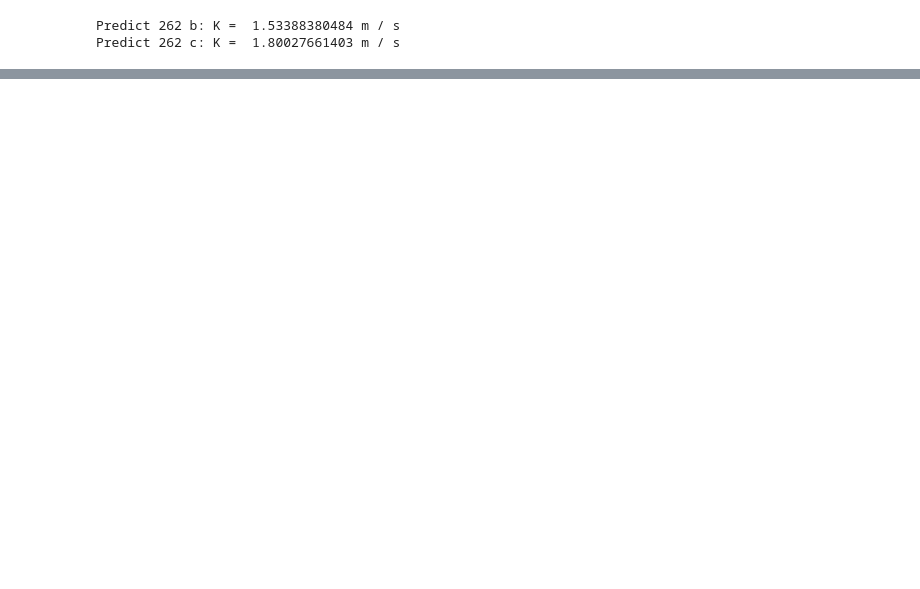
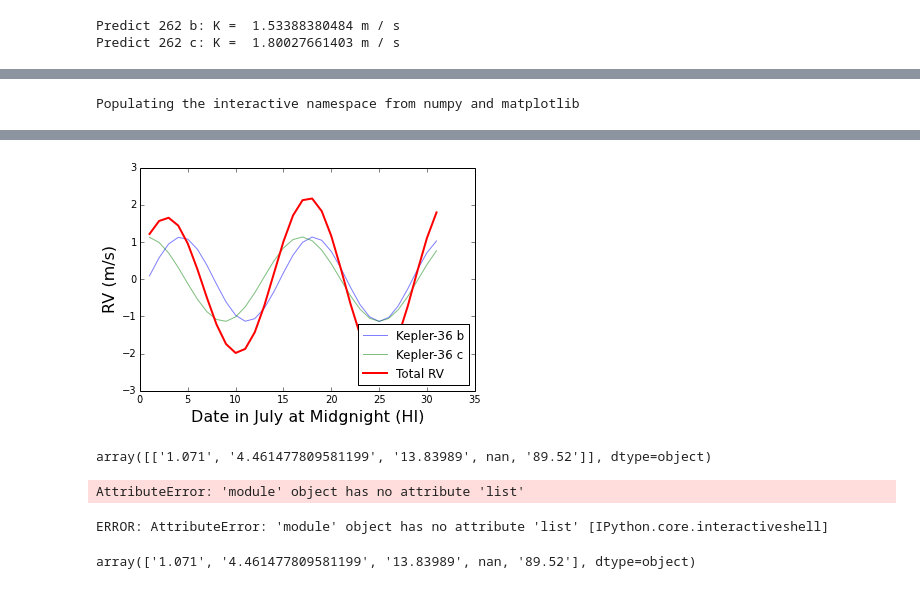
Before and after one commit to sealauren/IDL-programs, a Jupyter notebook: doppler_rvs/75732/rv_solve.ipynb, the cells around one changed output, grey strips where cells are left out. Drawn from its saved outputs; the diff is of its cells as text; code cells hidden in the pictures; blank space fills up the shorter version.

Commit message:
Using RV_solve notebook to calculate ephemeris for Kepler-36.

```diff
--- a/doppler_rvs/75732/rv_solve.ipynb
+++ b/doppler_rvs/75732/rv_solve.ipynb
@@ -181,0 +152,4 @@ Predict Kepler-36 c: K =  1.95181812757 m / s
+# %%
+import pandas as pd
+df = pd.read_csv('/Users/lweiss/Dropbox/research/orbits.txt', index_col='NAME')
+df.columns
@@ -187,0 +200,13 @@ Predict 262 c: K =  1.80027661403 m / s
+# %%
+# calculate RVs for planet b
+tp = float(df.ix["Kepler-36 b",'T0'])
+P = float(df.ix["Kepler-36 b",'PER'])
+e = float(df.ix["Kepler-36 b",'ECC'])
+om = 0.0 # float(df.ix["Kepler-36 b",'BIGOM'])
+Marr = [compute_M(t,tp,P) for t in tarr]
+Earr = np.array([newton(kepler_min, M + sign(sin(1/2.))*e*0.85, args=(e,M)) for M in Marr])
+farr = compute_f(Earr,e)
+print farr
+RVb = compute_rv(K1,farr,om,e)
+#print tarr.shape, RV.value.shape
+print RVb.value
@@ -187,0 +226,13 @@ Predict 262 c: K =  1.80027661403 m / s
+# %%
+# calculate RVs for planet c
+tp = float(df.ix["Kepler-36 c",'T0'])
+P = float(df.ix["Kepler-36 c",'PER'])
+e = float(df.ix["Kepler-36 c",'ECC'])
+om = 0.0 # float(df.ix["Kepler-36 c",'BIGOM'])
+Marr = [compute_M(t,tp,P) for t in tarr]
+Earr = np.array([newton(kepler_min, M + sign(sin(1/2.))*e*0.85, args=(e,M)) for M in Marr])
+farr = compute_f(Earr,e)
+print farr
+RVc = compute_rv(K1,farr,om,e)
+#print tarr.shape, RV.value.shape
+print RVc.value
@@ -187,0 +252,17 @@ Predict 262 c: K =  1.80027661403 m / s
+# %%
+# plot the rvs
+%pylab inline
+#%matplotlib osx
+fig = plt.figure()
+ax = fig.add_subplot(111)
+ax.plot(arange(1,32,1),RVb.value, label="Kepler-36 b", alpha=0.5)
+ax.plot(arange(1,32,1),RVc.value, label="Kepler-36 c", alpha=0.5)
+ax.plot(arange(1,32,1),(RVb.value + RVc.value), label="Total RV", linewidth=2)
+#ax.plot(model['phase'],model['v'], '--r', label='Model', alpha=0.5)
+ax.set_xlabel('Date in July at Midgnight (HI)', fontsize=16)
+ax.set_ylabel('RV (m/s)', fontsize=16)
+#ax.errorbar(means.tbin,means.vbin, yerr=means.ebin, fmt='o', elinewidth=2, color='blue', capsize=0, label='Binned', markersize=10)
+ax.legend(numpoints=1,loc='lower right')
+fig.show()
+# %% [output]
+Populating the interactive namespace from numpy and matplotlib
@@ -187,0 +271,5 @@ Predict 262 c: K =  1.80027661403 m / s
+[figure, added]
+# %%
+pd.np.array(df.ix[df.NAME=="Kepler-36 b",['MSTAR','MASS','PER','ERR','I']])
+# %% [output]
+array([['1.071', '4.461477809581199', '13.83989', nan, '89.52']], dtype=object)
@@ -187,0 +278,9 @@ Predict 262 c: K =  1.80027661403 m / s
+# %%
+pd.list(df.ix[df.NAME=="Kepler-36 b",['MSTAR','MASS','PER','ECC','I']])
+# %% [output]
+AttributeError: 'module' object has no attribute 'list'
+ERROR: AttributeError: 'module' object has no attribute 'list' [IPython.core.interactiveshell]
+# %%
+a.ravel()
+# %% [output]
+array(['1.071', '4.461477809581199', '13.83989', nan, '89.52'], dtype=object)
```
Also changed, not shown: parts of 18 cells of this notebook, 1 other file.
